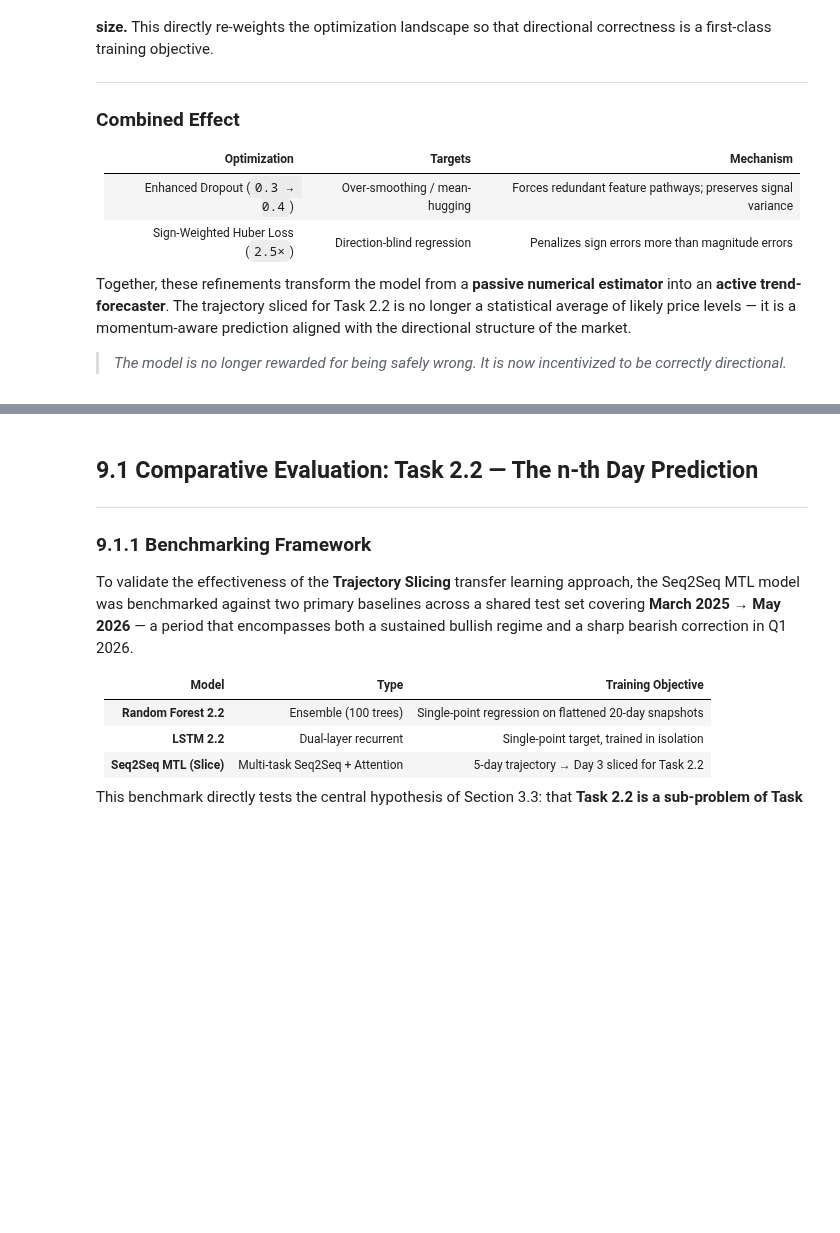
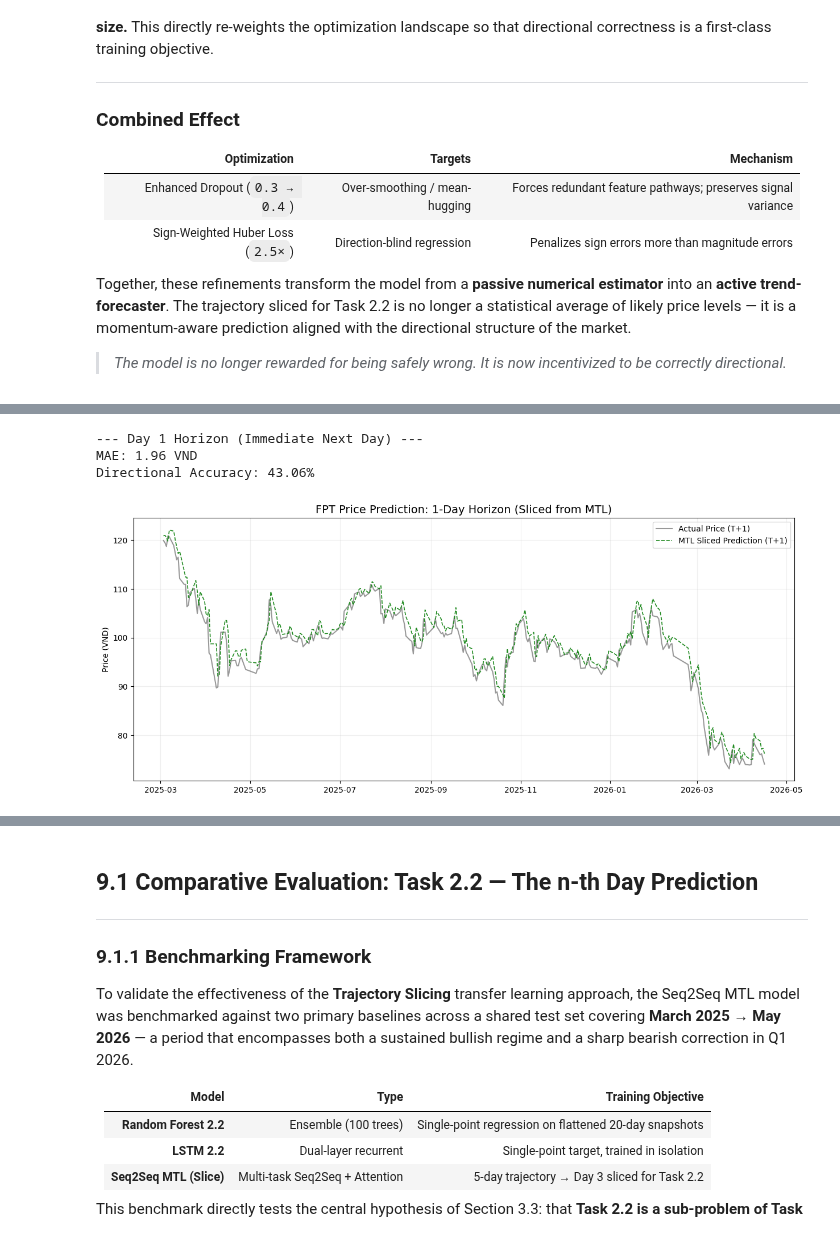
Before and after one commit to amyas-lab/Stock_price_prediction_and_portfolio_optimization_using_machine_learning_and_deep_learning, a Jupyter notebook: notebooks/2-vietnam_stock_prediction.ipynb, the cells around one changed output, grey strips where cells are left out. Drawn from its saved outputs; the diff is of its cells as text; code cells hidden in the pictures; blank space fills up the shorter version.

```diff
--- a/notebooks/2-vietnam_stock_prediction.ipynb
+++ b/notebooks/2-vietnam_stock_prediction.ipynb
@@ -2833,0 +2727,59 @@ plt.show()
+# %%
+import numpy as np
+import matplotlib.pyplot as plt
+from sklearn.metrics import mean_absolute_error
+
+# --- Step 1: Generate Predictions (Regression Head) ---
+reg_pred_scaled, _ = mtl_model.predict(X_test_23, verbose=0)
+
+# --- Step 2: Inverse Scale to Log Returns ---
+y_log_preds = target_scaler_multi.inverse_transform(reg_pred_scaled)
+
+# --- Step 3: Reconstruct Price for Day 1 ---
+# P_{t+1} = P_{t-1} * exp(r_1)
+log_return_1d = y_log_preds[:, 0] # Slicing only the first day
+
+# Get base prices (P_{t-1}: price at the end of the input window)
+base_price_idx = np.arange(W - 1, W - 1 + len(log_return_1d))
+base_prices = test_df['close'].values[base_price_idx]
+
+# Final Predicted Price for T+1
+y_pred_price_1 = base_prices * np.exp(log_return_1d)
+
+# --- Step 4: Align with Actual T+1 Prices ---
+# For T+1, we look at the close price 1 day after the window ends (W)
+y_true_price_1 = test_df['close'].values[W : W + len(y_pred_price_1)]
+
+# Ensure lengths match exactly
+min_len = min(len(y_pred_price_1), len(y_true_price_1))
+y_pred_slice_1 = y_pred_price_1[:min_len]
+y_true_slice_1 = y_true_price_1[:min_len]
+eval_dates_1 = test_df['date'].values[W : W + min_len]
+
+# --- Step 5: Metrics & Evaluation ---
+mae_1 = mean_absolute_error(y_true_slice_1, y_pred_slice_1)
+
+# Directional Accuracy (comparing predicted 1-day move vs actual 1-day move)
+actual_delta_1 = np.sign(y_true_slice_1 - base_prices[:min_len])
+pred_delta_1 = np.sign(y_pred_slice_1 - base_prices[:min_len])
+da_1 = np.mean(actual_delta_1 == pred_delta_1) * 100
+
+print(f"--- Day 1 Horizon (Immediate Next Day) ---")
+print(f"MAE: {mae_1:.2f} VND")
+print(f"Directional Accuracy: {da_1:.2f}%")
+
+# --- Step 6: Visualization ---
+plt.figure(figsize=(15, 6))
+plt.plot(eval_dates_1, y_true_slice_1, label='Actual Price (T+1)', color='black', alpha=0.4, linewidth=1.5)
+plt.plot(eval_dates_1, y_pred_slice_1, label='MTL Sliced Prediction (T+1)', color='forestgreen', linestyle='--', linewidth=1.2)
+
+plt.title(f'FPT Price Prediction: 1-Day Horizon (Sliced from MTL)', fontsize=14)
+plt.ylabel('Price (VND)')
+plt.legend()
+plt.grid(alpha=0.2)
+plt.show()
+# %% [output]
+--- Day 1 Horizon (Immediate Next Day) ---
+MAE: 1.96 VND
+Directional Accuracy: 43.06%
+[figure, added]
```
Also changed, not shown: parts of 52 cells of this notebook, 30 other files.
